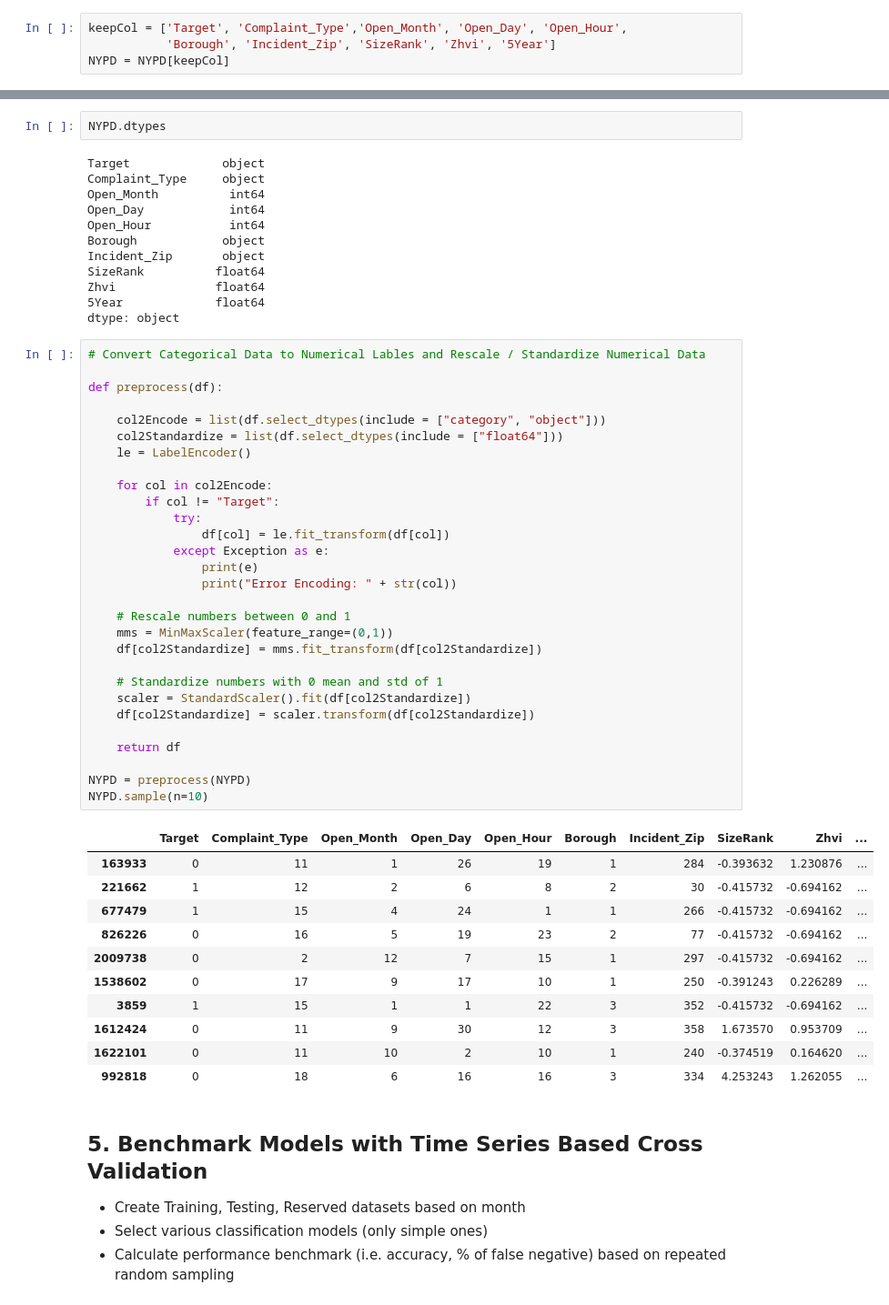
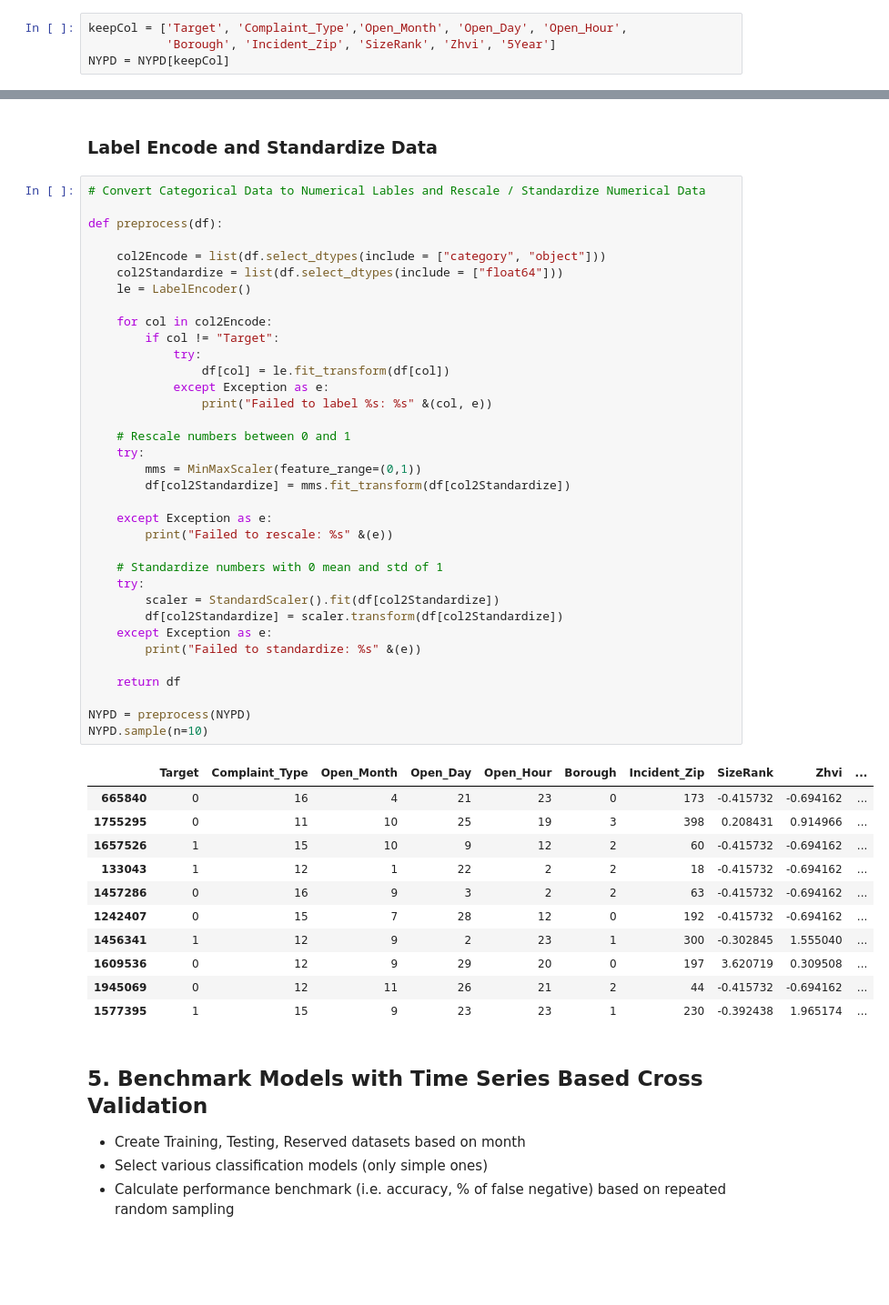
Before and after one commit to ianxxiao/civic_analytics, a Jupyter notebook: 311_Model.ipynb, the cells around one changed output, grey strips where cells are left out. Shown at 91% size. Drawn from its saved outputs; the diff is of its cells as text; blank space fills up the shorter version.

```diff
--- a/311_Model.ipynb
+++ b/311_Model.ipynb
@@ -577,58 +576,52 @@ NYPD.sample(10)
-# %%
-NYPD.dtypes
-# %% [output]
-Target             object
-Complaint_Type     object
-Open_Month          int64
-Open_Day            int64
-Open_Hour           int64
-Borough            object
-Incident_Zip       object
-SizeRank          float64
-Zhvi              float64
-5Year             float64
-dtype: object
+# %% [markdown]
+### Label Encode and Standardize Data
 # %%
 # Convert Categorical Data to Numerical Lables and Rescale / Standardize Numerical Data
 
 def preprocess(df):
 
     col2Encode = list(df.select_dtypes(include = ["category", "object"]))
     col2Standardize = list(df.select_dtypes(include = ["float64"]))
     le = LabelEncoder()
 
     for col in col2Encode:
         if col != "Target":
             try:
                 df[col] = le.fit_transform(df[col])
             except Exception as e:
-                print(e)
-                print("Error Encoding: " + str(col))
+                print("Failed to label %s: %s" &(col, e))
 
     # Rescale numbers between 0 and 1
-    mms = MinMaxScaler(feature_range=(0,1))
-    df[col2Standardize] = mms.fit_transform(df[col2Standardize])
+    try:
+        mms = MinMaxScaler(feature_range=(0,1))
+        df[col2Standardize] = mms.fit_transform(df[col2Standardize])
+
+    except Exception as e:
+        print("Failed to rescale: %s" &(e))
 
     # Standardize numbers with 0 mean and std of 1
-    scaler = StandardScaler().fit(df[col2Standardize])
-    df[col2Standardize] = scaler.transform(df[col2Standardize])
+    try:
+        scaler = StandardScaler().fit(df[col2Standardize])
+        df[col2Standardize] = scaler.transform(df[col2Standardize])
+    except Exception as e:
+        print("Failed to standardize: %s" &(e))
 
     return df
 
 NYPD = preprocess(NYPD)
 NYPD.sample(n=10)
 # %% [output]
 |  | Target | Complaint_Type | Open_Month | Open_Day | Open_Hour | Borough | Incident_Zip | SizeRank | Zhvi | ... |
-| 163933 | 0 | 11 | 1 | 26 | 19 | 1 | 284 | -0.393632 | 1.230876 | ... |
-| 221662 | 1 | 12 | 2 | 6 | 8 | 2 | 30 | -0.415732 | -0.694162 | ... |
-| 677479 | 1 | 15 | 4 | 24 | 1 | 1 | 266 | -0.415732 | -0.694162 | ... |
-| 826226 | 0 | 16 | 5 | 19 | 23 | 2 | 77 | -0.415732 | -0.694162 | ... |
-| 2009738 | 0 | 2 | 12 | 7 | 15 | 1 | 297 | -0.415732 | -0.694162 | ... |
-| 1538602 | 0 | 17 | 9 | 17 | 10 | 1 | 250 | -0.391243 | 0.226289 | ... |
-| 3859 | 1 | 15 | 1 | 1 | 22 | 3 | 352 | -0.415732 | -0.694162 | ... |
-| 1612424 | 0 | 11 | 9 | 30 | 12 | 3 | 358 | 1.673570 | 0.953709 | ... |
-| 1622101 | 0 | 11 | 10 | 2 | 10 | 1 | 240 | -0.374519 | 0.164620 | ... |
-| 992818 | 0 | 18 | 6 | 16 | 16 | 3 | 334 | 4.253243 | 1.262055 | ... |
+| 665840 | 0 | 16 | 4 | 21 | 23 | 0 | 173 | -0.415732 | -0.694162 | ... |
+| 1755295 | 0 | 11 | 10 | 25 | 19 | 3 | 398 | 0.208431 | 0.914966 | ... |
+| 1657526 | 1 | 15 | 10 | 9 | 12 | 2 | 60 | -0.415732 | -0.694162 | ... |
+| 133043 | 1 | 12 | 1 | 22 | 2 | 2 | 18 | -0.415732 | -0.694162 | ... |
+| 1457286 | 0 | 16 | 9 | 3 | 2 | 2 | 63 | -0.415732 | -0.694162 | ... |
+| 1242407 | 0 | 15 | 7 | 28 | 12 | 0 | 192 | -0.415732 | -0.694162 | ... |
+| 1456341 | 1 | 12 | 9 | 2 | 23 | 1 | 300 | -0.302845 | 1.555040 | ... |
+| 1609536 | 0 | 12 | 9 | 29 | 20 | 0 | 197 | 3.620719 | 0.309508 | ... |
+| 1945069 | 0 | 12 | 11 | 26 | 21 | 2 | 44 | -0.415732 | -0.694162 | ... |
+| 1577395 | 1 | 15 | 9 | 23 | 23 | 1 | 230 | -0.392438 | 1.965174 | ... |
 # %% [markdown]
 ## 5. Benchmark Models with Time Series Based Cross Validation
 - Create Training, Testing, Reserved datasets based on month
```
Also changed, not shown: parts of 17 cells of this notebook.
